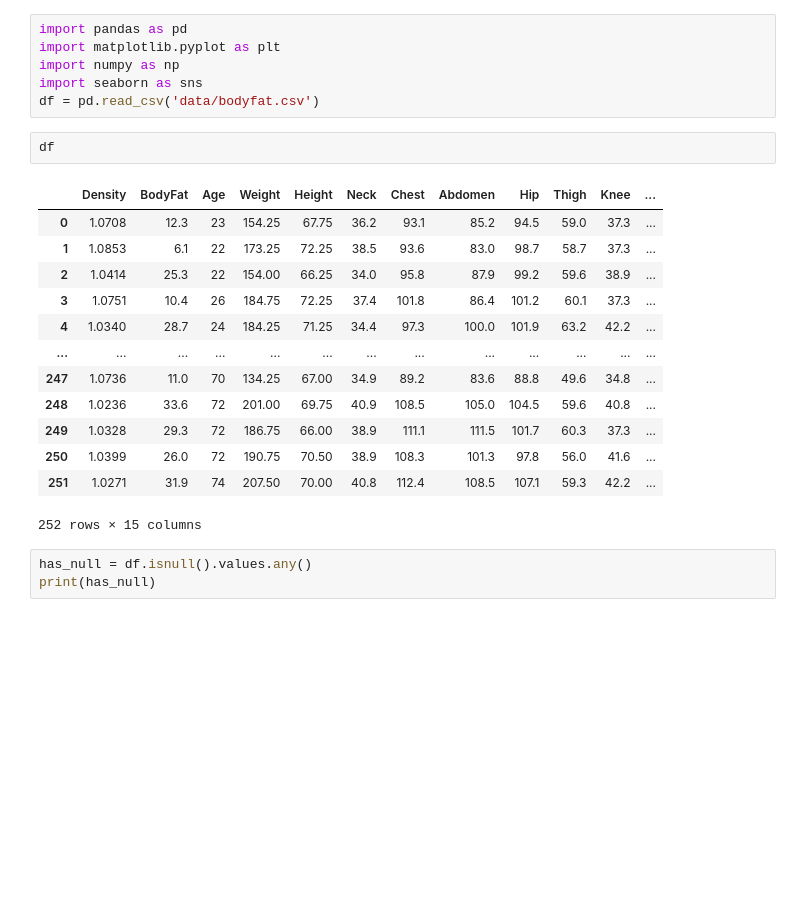
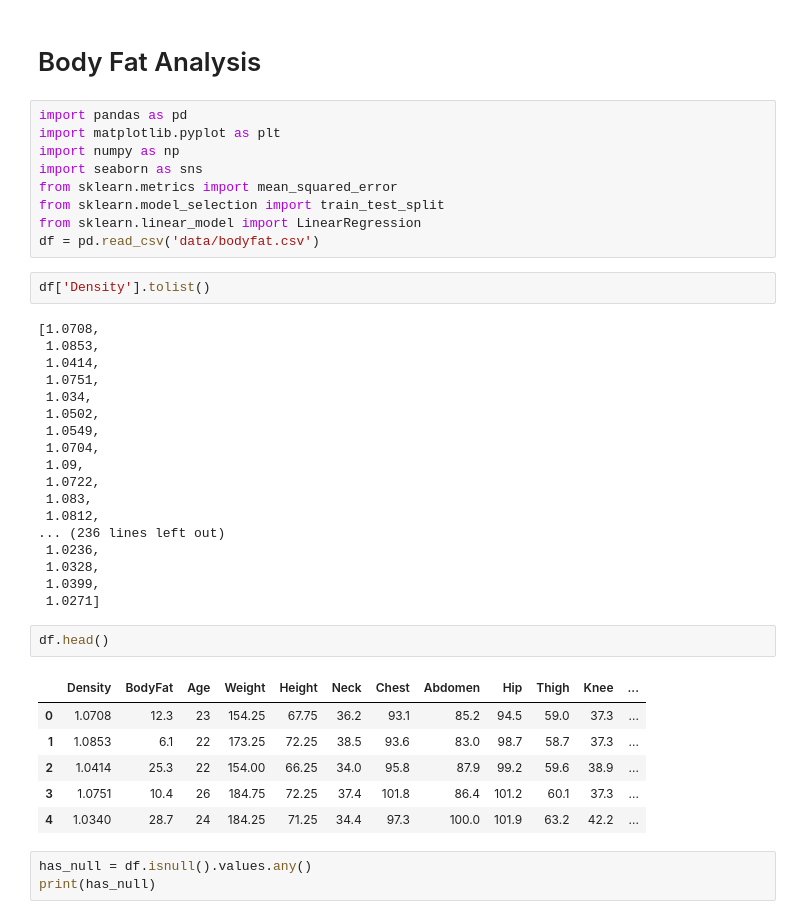
Before and after one commit to shayda-banihashemi/Fitness_BodyFat, a Jupyter notebook: Fitness_BodyFat.ipynb, the cells around one changed output. Drawn from its saved outputs; the diff is of its cells as text; blank space fills up the shorter version.

```diff
--- a/Fitness_BodyFat.ipynb
+++ b/Fitness_BodyFat.ipynb
@@ -1,25 +1,43 @@
+# %% [markdown]
+# Body Fat Analysis
 # %%
 import pandas as pd
 import matplotlib.pyplot as plt
 import numpy as np
 import seaborn as sns
+from sklearn.metrics import mean_squared_error
+from sklearn.model_selection import train_test_split
+from sklearn.linear_model import LinearRegression
 df = pd.read_csv('data/bodyfat.csv')
+# %%
+df['Density'].tolist()
+# %% [output]
+[1.0708,
+ 1.0853,
+ 1.0414,
+ 1.0751,
+ 1.034,
+ 1.0502,
+ 1.0549,
+ 1.0704,
+ 1.09,
+ 1.0722,
+ 1.083,
+ 1.0812,
+... (236 lines left out)
+ 1.0236,
+ 1.0328,
+ 1.0399,
+ 1.0271]
 # %%
-df
+df.head()
 # %% [output]
 |  | Density | BodyFat | Age | Weight | Height | Neck | Chest | Abdomen | Hip | Thigh | Knee | ... |
 | 0 | 1.0708 | 12.3 | 23 | 154.25 | 67.75 | 36.2 | 93.1 | 85.2 | 94.5 | 59.0 | 37.3 | ... |
 | 1 | 1.0853 | 6.1 | 22 | 173.25 | 72.25 | 38.5 | 93.6 | 83.0 | 98.7 | 58.7 | 37.3 | ... |
 | 2 | 1.0414 | 25.3 | 22 | 154.00 | 66.25 | 34.0 | 95.8 | 87.9 | 99.2 | 59.6 | 38.9 | ... |
 | 3 | 1.0751 | 10.4 | 26 | 184.75 | 72.25 | 37.4 | 101.8 | 86.4 | 101.2 | 60.1 | 37.3 | ... |
 | 4 | 1.0340 | 28.7 | 24 | 184.25 | 71.25 | 34.4 | 97.3 | 100.0 | 101.9 | 63.2 | 42.2 | ... |
-| ... | ... | ... | ... | ... | ... | ... | ... | ... | ... | ... | ... | ... |
-| 247 | 1.0736 | 11.0 | 70 | 134.25 | 67.00 | 34.9 | 89.2 | 83.6 | 88.8 | 49.6 | 34.8 | ... |
-| 248 | 1.0236 | 33.6 | 72 | 201.00 | 69.75 | 40.9 | 108.5 | 105.0 | 104.5 | 59.6 | 40.8 | ... |
-| 249 | 1.0328 | 29.3 | 72 | 186.75 | 66.00 | 38.9 | 111.1 | 111.5 | 101.7 | 60.3 | 37.3 | ... |
-| 250 | 1.0399 | 26.0 | 72 | 190.75 | 70.50 | 38.9 | 108.3 | 101.3 | 97.8 | 56.0 | 41.6 | ... |
-| 251 | 1.0271 | 31.9 | 74 | 207.50 | 70.00 | 40.8 | 112.4 | 108.5 | 107.1 | 59.3 | 42.2 | ... |
-252 rows × 15 columns
 # %%
 has_null = df.isnull().values.any()
 print(has_null)
```
Also changed, not shown: parts of 33 cells of this notebook, 1 other file.
